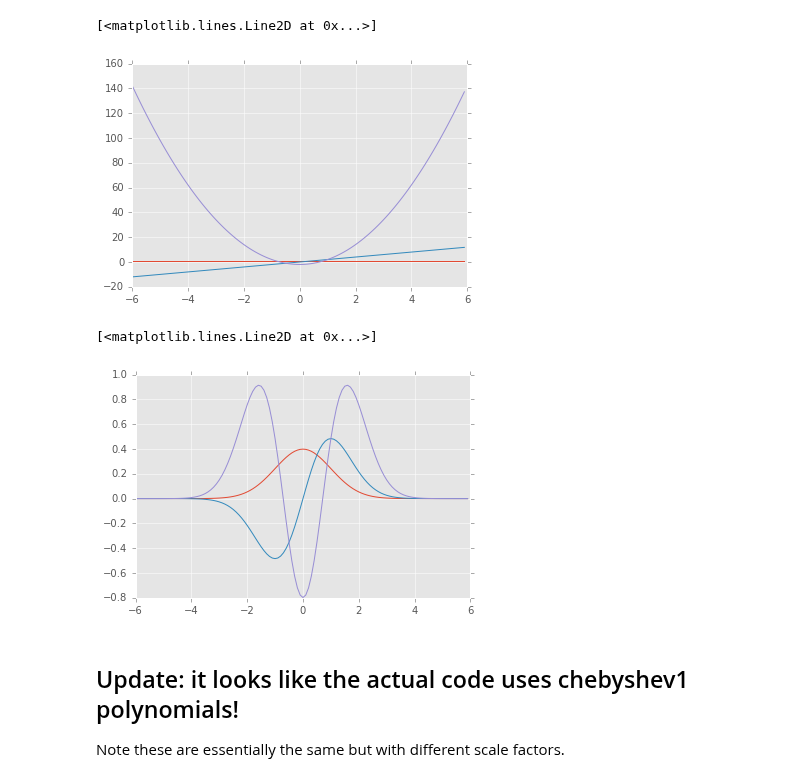
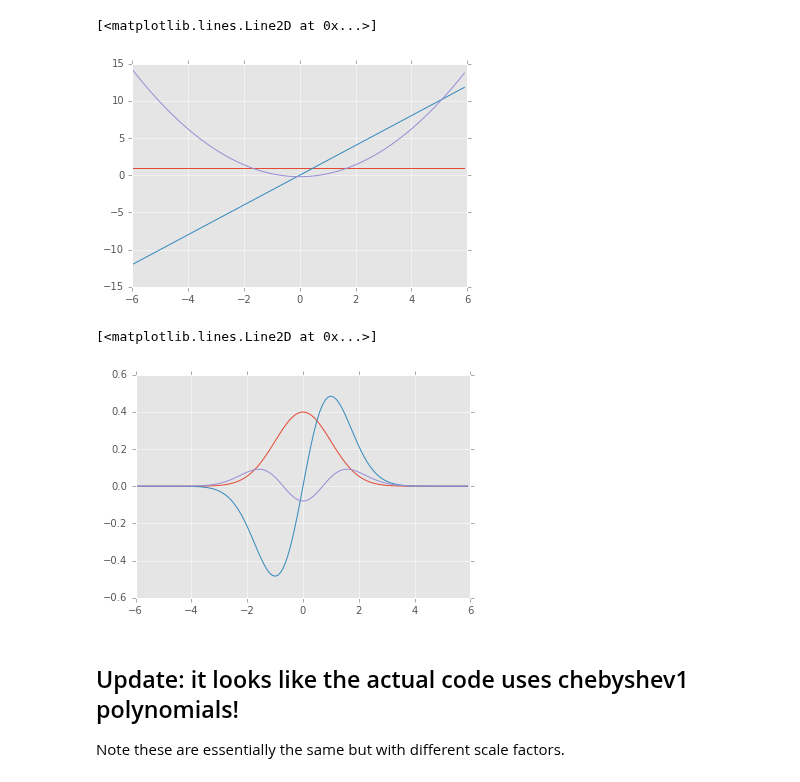
Before and after one commit to lsst-dm/diffimTests, a Jupyter notebook: 3. trial implementation of AL in 1D.ipynb, the cells around one changed output. Drawn from its saved outputs; the diff is of its cells as text; code cells hidden in the pictures.

```diff
--- a/3. trial implementation of AL in 1D.ipynb
+++ b/3. trial implementation of AL in 1D.ipynb
@@ -8,15 +8,15 @@ import pandas as pd
 # %%
 from numpy.polynomial.hermite import hermval
 x = np.arange(-6,6,0.1)
 h0 = hermval(x, [1, 0, 0])
 h1 = hermval(x, [0, 1, 0])
-h2 = hermval(x, [0, 0, 1])
+h2 = hermval(x, [0, 0, 1])/10
 plt.plot(x, h0)
 plt.plot(x, h1)
 plt.plot(x, h2)
 # %% [output]
 [<matplotlib.lines.Line2D at 0x...>]
-[figure, old version]
+[figure, new version]
 # %%
 def gaussian(x, m=0., s=1.0):
     out = 1/(s*np.sqrt(2*np.pi))*np.exp(-(x-m)**2./(2.*s**2.))
@@ -30,7 +30,7 @@ plt.plot(x, gh1)
 plt.plot(x, gh2)
 # %% [output]
 [<matplotlib.lines.Line2D at 0x...>]
-[figure, old version]
+[figure, new version]
 # %% [markdown]
 ## Update: it looks like the actual code uses chebyshev1 polynomials!
 
```
Also changed, not shown: parts of 6 cells of this notebook.
